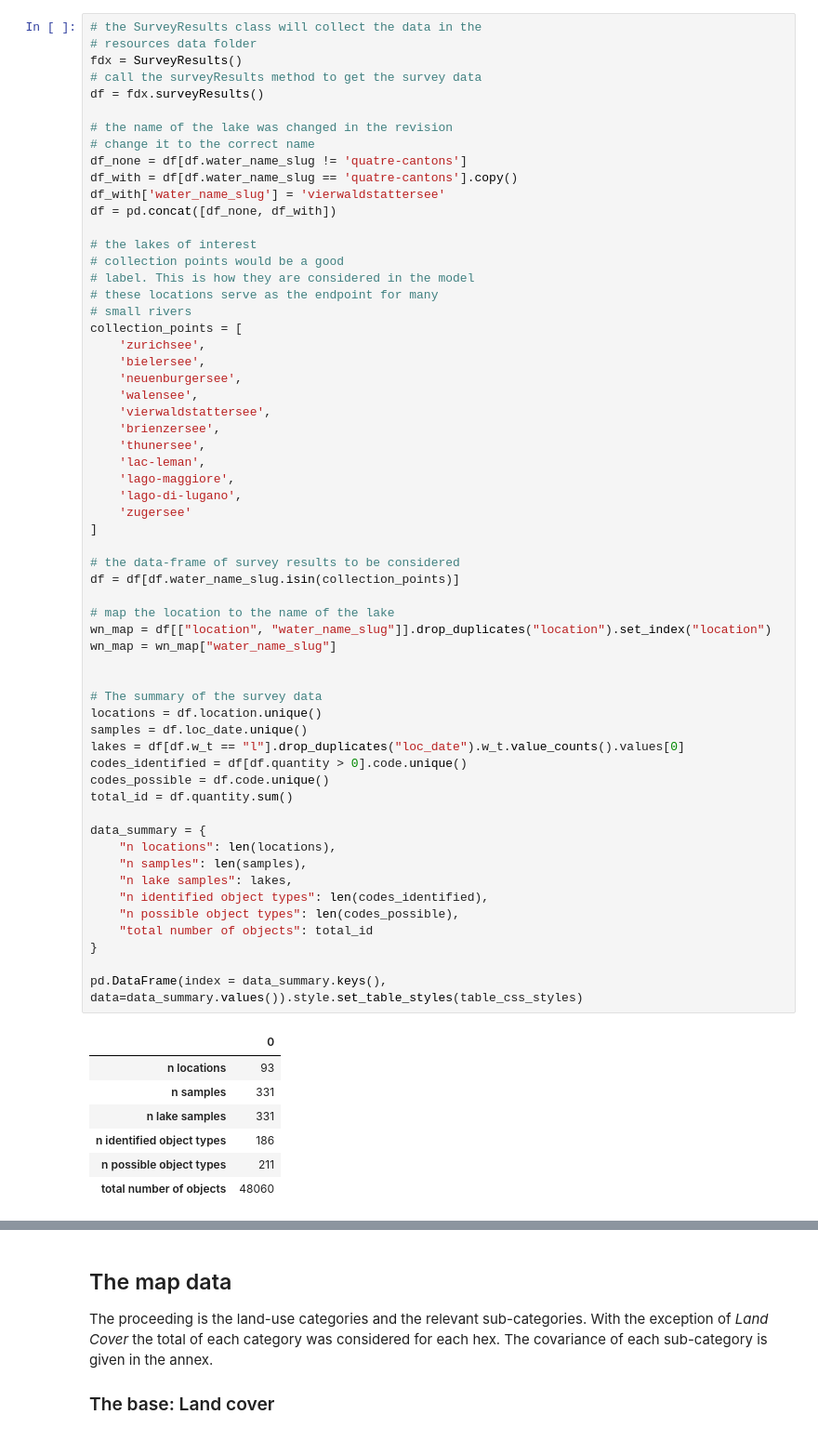
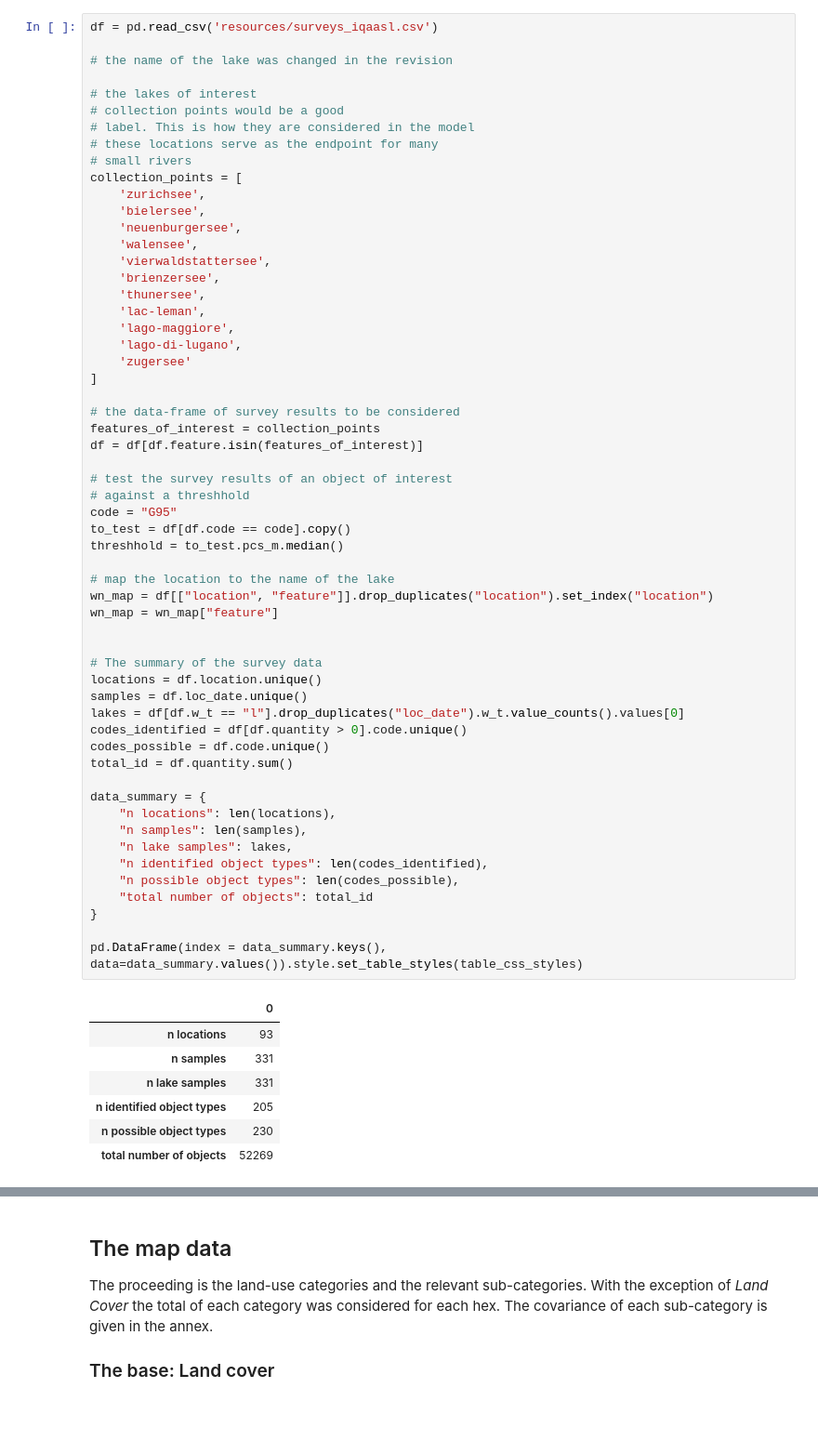
Before and after one commit to hammerdirt-analyst/landuse, a Jupyter notebook: probability.ipynb, the cells around one changed output, grey strips where cells are left out. Shown at 93% size. Drawn from its saved outputs; the diff is of its cells as text.

```diff
--- a/probability.ipynb
+++ b/probability.ipynb
@@ -690,16 +77,7 @@ def inference_for_one_location(location: str = None, lake: str = None, conf_labe
 # %%
-# the SurveyResults class will collect the data in the
-# resources data folder
-fdx = SurveyResults()
-# call the surveyResults method to get the survey data
-df = fdx.surveyResults()
+df = pd.read_csv('resources/surveys_iqaasl.csv')
 
 # the name of the lake was changed in the revision
-# change it to the correct name
-df_none = df[df.water_name_slug != 'quatre-cantons']
-df_with = df[df.water_name_slug == 'quatre-cantons'].copy()
-df_with['water_name_slug'] = 'vierwaldstattersee'
-df = pd.concat([df_none, df_with])
 
 # the lakes of interest
 # collection points would be a good
@@ -721,36 +99,43 @@ collection_points = [
 ]
 
 # the data-frame of survey results to be considered
-df = df[df.water_name_slug.isin(collection_points)]
+features_of_interest = collection_points
+df = df[df.feature.isin(features_of_interest)]
+
+# test the survey results of an object of interest
+# against a threshhold
+code = "G95"
+to_test = df[df.code == code].copy()
+threshhold = to_test.pcs_m.median()
 
 # map the location to the name of the lake
-wn_map = df[["location", "water_name_slug"]].drop_duplicates("location").set_index("location")
-wn_map = wn_map["water_name_slug"]
+wn_map = df[["location", "feature"]].drop_duplicates("location").set_index("location")
+wn_map = wn_map["feature"]
 
 
 # The summary of the survey data
 locations = df.location.unique()
 samples = df.loc_date.unique()
 lakes = df[df.w_t == "l"].drop_duplicates("loc_date").w_t.value_counts().values[0]
 codes_identified = df[df.quantity > 0].code.unique()
 codes_possible = df.code.unique()
 total_id = df.quantity.sum()
 
 data_summary = {
     "n locations": len(locations),
     "n samples": len(samples),
     "n lake samples": lakes,
     "n identified object types": len(codes_identified),
     "n possible object types": len(codes_possible),
     "total number of objects": total_id
 }
 
 pd.DataFrame(index = data_summary.keys(), data=data_summary.values()).style.set_table_styles(table_css_styles)
 # %% [output]
 |  | 0 |
 | n locations | 93 |
 | n samples | 331 |
 | n lake samples | 331 |
-| n identified object types | 186 |
-| n possible object types | 211 |
-| total number of objects | 48060 |
+| n identified object types | 205 |
+| n possible object types | 230 |
+| total number of objects | 52269 |
```
Also changed, not shown: parts of 46 cells of this notebook, 12 other files.
